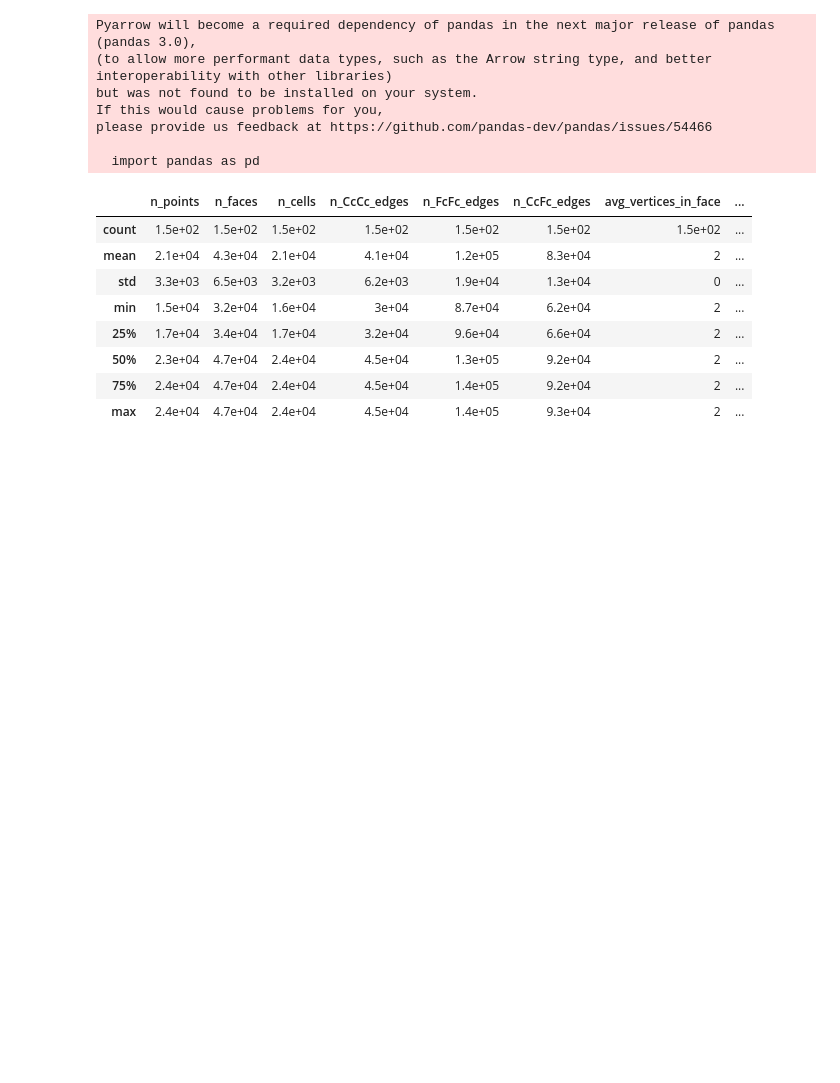
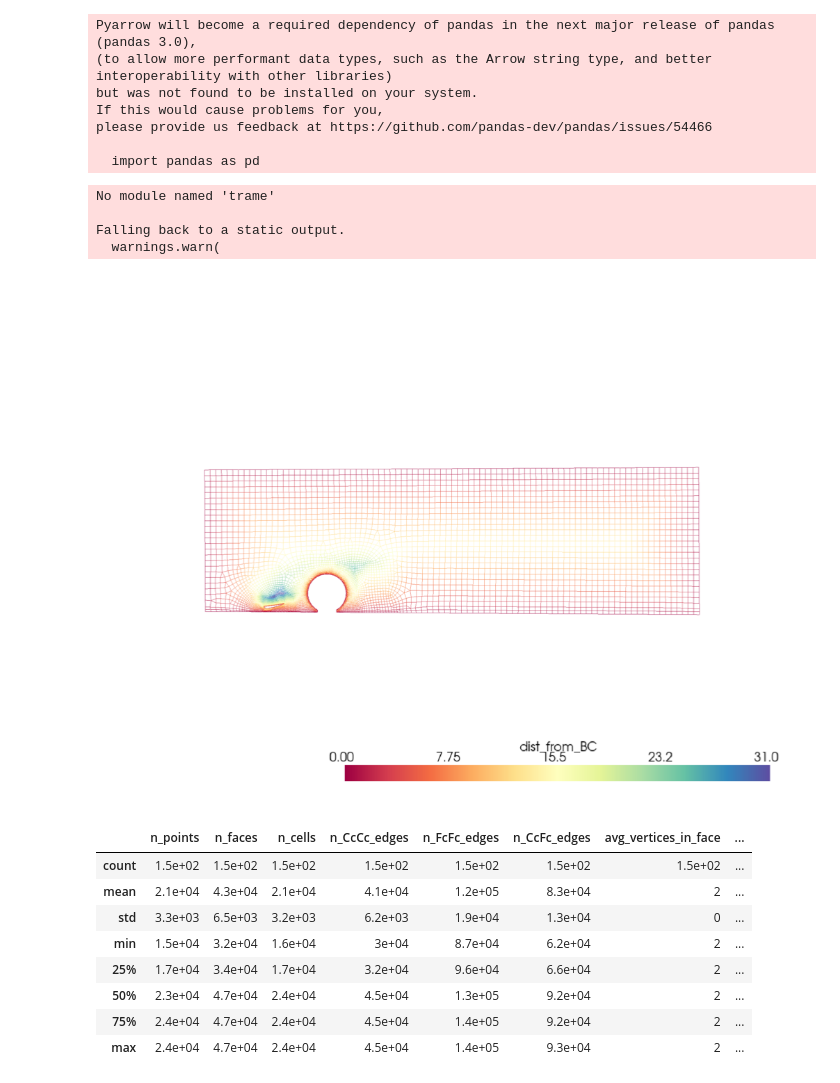
Before and after one commit to MarcelloCeresini/Thesis, a Jupyter notebook: src/analysis/meshComplete_analysis.ipynb, the cells around one changed output. Saved outputs shown, nothing was run; the diff lists cells and outputs as text; code cells hidden in the pictures; blank space fills up the shorter version.

```diff
--- a/src/analysis/meshComplete_analysis.ipynb
+++ b/src/analysis/meshComplete_analysis.ipynb
@@ -45,8 +45,21 @@ please provide us feedback at https://github.com/pandas-dev/pandas/issues/54466
 conf = Config()
 meshComplete_paths = sorted(glob.glob(os.path.join(conf.EXTERNAL_FOLDER_MESHCOMPLETE_W_LABELS, "*.pkl")))
 # %%
-meshComplete_objs = []
+# meshComplete_objs = []
 
-for path in tqdm(meshComplete_paths):
-    with open(path, "rb") as f:
-        meshComplete_objs.append(pickle.load(f))
+# for path in tqdm(meshComplete_paths):
+#     with open(path, "rb") as f:
+#         meshComplete_objs.append(pickle.load(f))
+# %%
+with open(meshComplete_paths[0], "rb") as f:
+    obj = pickle.load(f)
+
+graph = obj.get_graph()
+# %%
+obj.plot_mesh([("face", "label", "dist_from_BC")])
+# %% [output]
+No module named 'trame'
+
+Falling back to a static output.
+  warnings.warn(
+[figure, added]
```
Also changed, not shown: parts of 1 cell of this notebook, 13 other files.
